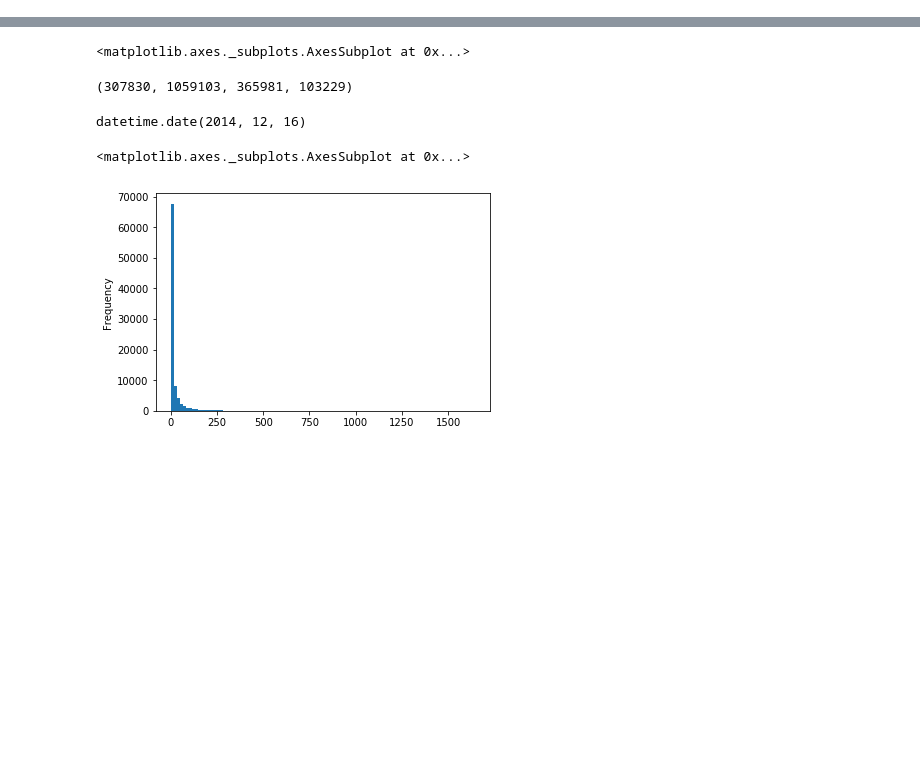
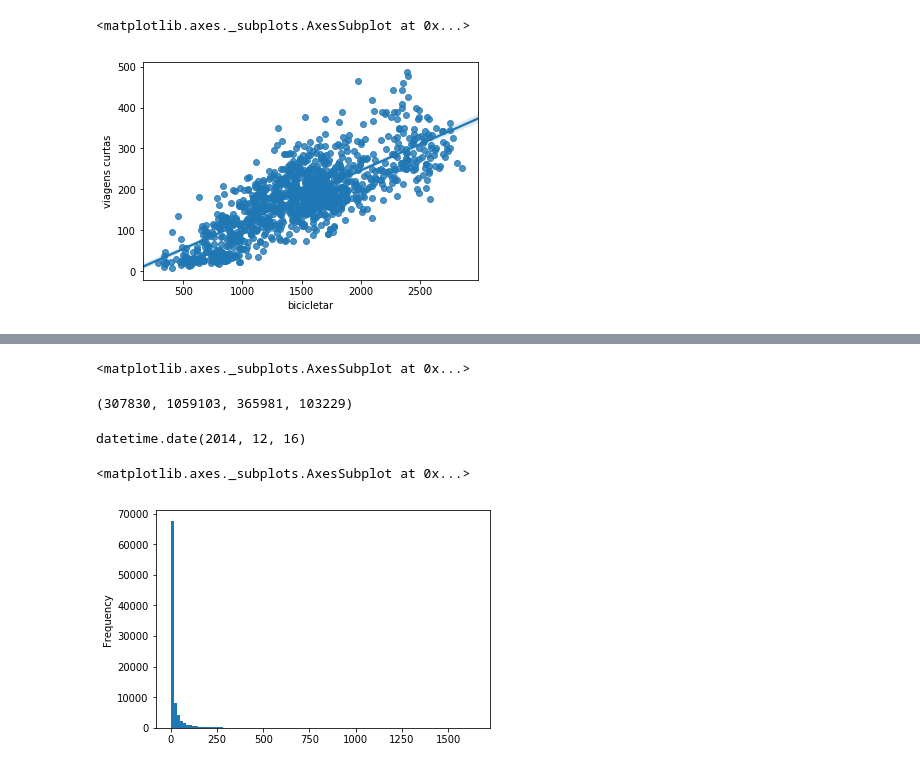
Before and after one commit to omadson/PhD, a Jupyter notebook: notebooks/create_new_datasets.ipynb, the cells around one changed output, grey strips where cells are left out. Saved outputs shown, nothing was run; the diff lists cells and outputs as text; code cells hidden in the pictures; blank space fills up the shorter version.

```diff
--- a/notebooks/create_new_datasets.ipynb
+++ b/notebooks/create_new_datasets.ipynb
@@ -217,0 +164,6 @@ rides_per_sex_type
+# %%
+import seaborn as sns
+sns.regplot(x='bicicletar', y='viagens curtas', data=a[''])
+# %% [output]
+<matplotlib.axes._subplots.AxesSubplot at 0x...>
+[figure, added]
```
Also changed, not shown: parts of 12 cells of this notebook, 2 other files.
